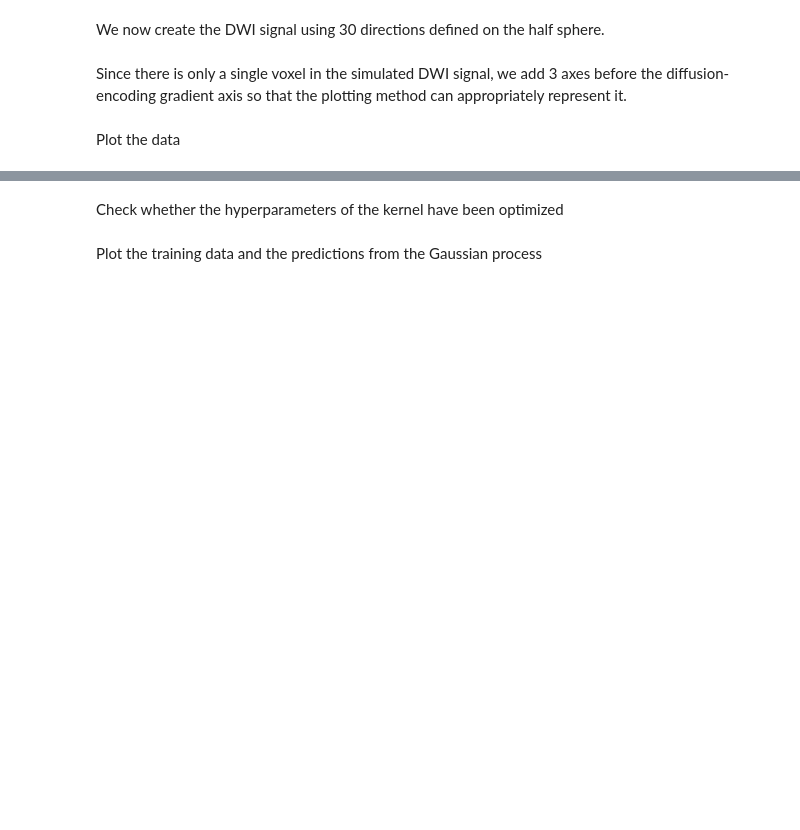
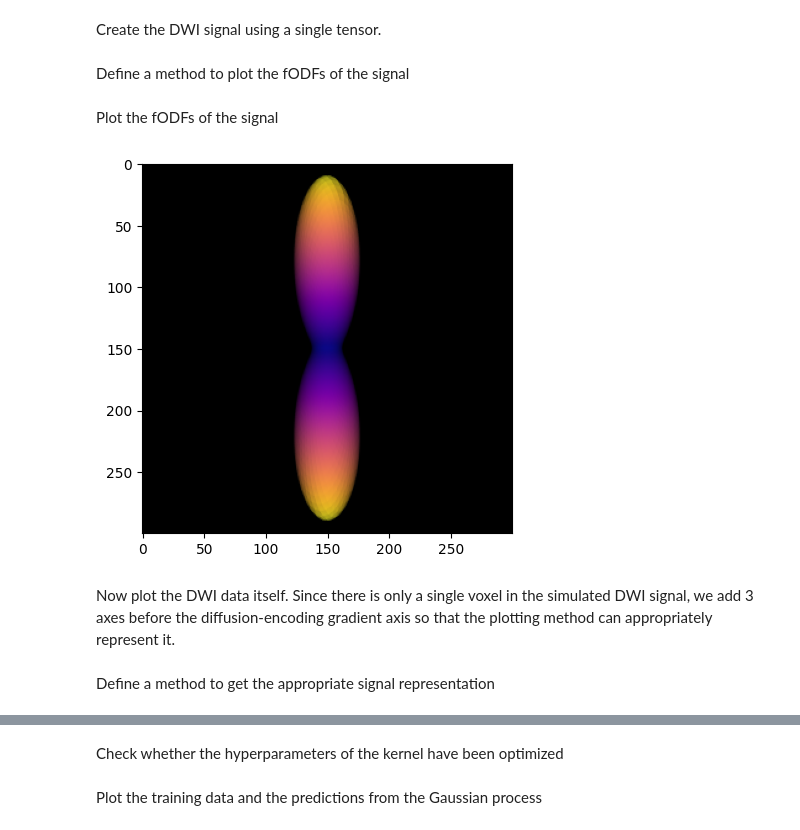
Before and after one commit to nipreps/eddymotion, a Jupyter notebook: docs/notebooks/dwi_simulated_gp.ipynb, the cells around one changed output, grey strips where cells are left out. Drawn from its saved outputs; the diff is of its cells as text; code cells hidden in the pictures; blank space fills up the shorter version.

Commit message:
ENH: Experiment using a single tensor in GP notebook
Experiment using a single tensor in the GP notebook.

```diff
--- a/docs/notebooks/dwi_simulated_gp.ipynb
+++ b/docs/notebooks/dwi_simulated_gp.ipynb
@@ -62,3 +37,3 @@ def create_multitensor_dmri_signal(hsph_dirs):
 # %% [markdown]
-We now create the DWI signal using 30 directions defined on the half sphere.
+Create the DWI signal using a single tensor.
 # %%
@@ -67,7 +63,42 @@ signal, sticks, grad, mevals, angles, fractions = create_multitensor_dmri_signal
+# %% [markdown]
+Define a method to plot the fODFs of the signal
+# %%
+from dipy.viz import window, actor
+
+def plot_dwi_fodf(_odf, sphere):
+
+    scene = window.Scene()
+
+    odf_actor = actor.odf_slicer(_odf[None, None, None, :], sphere=sphere, colormap='plasma')
+    odf_actor.RotateX(90)
+
+    scene.add(odf_actor)
+    _scene_array = window.snapshot(scene, offscreen=True)
+
+    return _scene_array
+# %% [markdown]
+Plot the fODFs of the signal
+# %%
+from dipy.data import get_sphere
+from dipy.sims.voxel import single_tensor_odf
+
+from matplotlib import pyplot as plt
+%matplotlib inline
+
+sphere = get_sphere('symmetric724')
+sphere = sphere.subdivide(2)
+
+odf = single_tensor_odf(sphere.vertices, evals1, evecs)
+
+scene_array = plot_dwi_fodf(odf, sphere)
+plt.imshow(scene_array)
+plt.show()
+# %% [output]
+[figure, added]
 # %% [markdown]
-Since there is only a single voxel in the simulated DWI signal, we add 3 axes before the diffusion-encoding gradient axis so that the plotting method can appropriately represent it.
+Now plot the DWI data itself. Since there is only a single voxel in the simulated DWI signal, we add 3 axes before the diffusion-encoding gradient axis so that the plotting method can appropriately represent it.
 # %%
 voxel_idx = [0, 0, 0]
 dwi_data = signal[np.newaxis, np.newaxis, np.newaxis, :]
-# %% [markdown]
-Plot the data
+# %% [markdown]
+Define a method to get the appropriate signal representation
```
Also changed, not shown: parts of 30 cells of this notebook.
